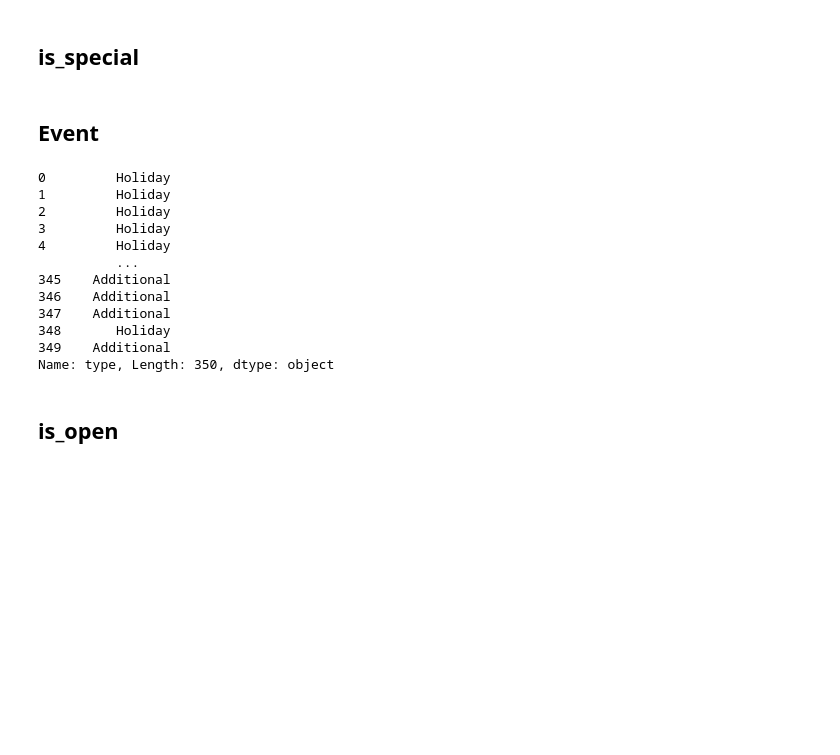
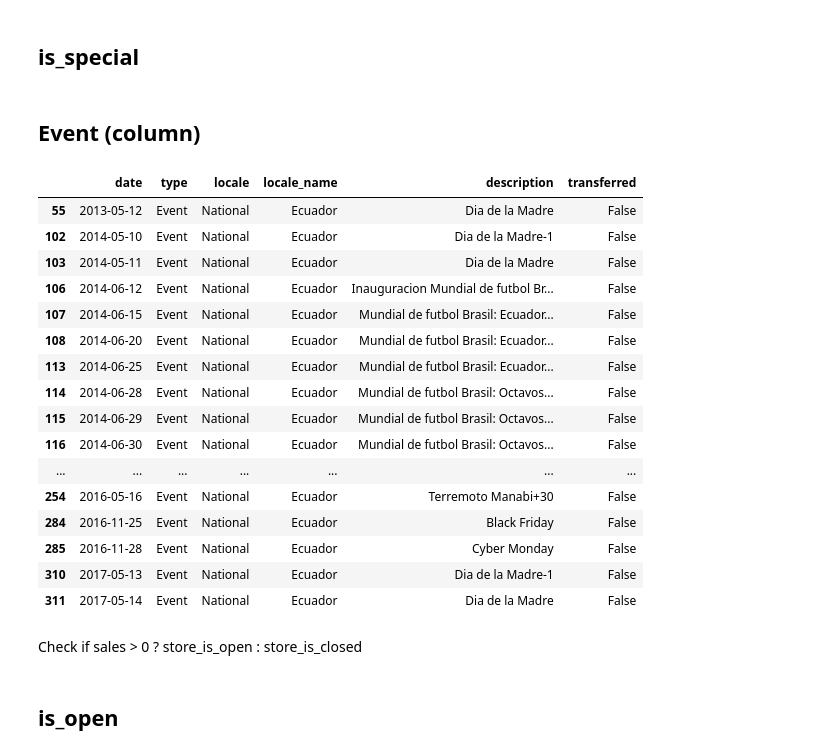
Before and after one commit to didine13/forecasting_for_sales, a Jupyter notebook: notebooks/nhouyvanisvong_data_prep_preproc.ipynb, the cells around one changed output. Drawn from its saved outputs; the diff is of its cells as text; code cells hidden in the pictures; blank space fills up the shorter version.

```diff
--- a/notebooks/nhouyvanisvong_data_prep_preproc.ipynb
+++ b/notebooks/nhouyvanisvong_data_prep_preproc.ipynb
@@ -605,27 +605,34 @@ del train_items_stores
 # all holiday is_special
 # NaN -> False
 # %%
-holiday_data['type']
+holiday_data['is_special'] = True
 # %% [markdown]
-## Event
+## Event (column)
 # %%
 # just assign holiday['type']
 # NaN -> Nothing
 # %%
-holiday_data['type']
+holiday_data[holiday_data['type'] == 'Event']
 # %% [output]
-0         Holiday
-1         Holiday
-2         Holiday
-3         Holiday
-4         Holiday
-          ...
-345    Additional
-346    Additional
-347    Additional
-348       Holiday
-349    Additional
-Name: type, Length: 350, dtype: object
+|  | date | type | locale | locale_name | description | transferred |
+| 55 | 2013-05-12 | Event | National | Ecuador | Dia de la Madre | False |
+| 102 | 2014-05-10 | Event | National | Ecuador | Dia de la Madre-1 | False |
+| 103 | 2014-05-11 | Event | National | Ecuador | Dia de la Madre | False |
+| 106 | 2014-06-12 | Event | National | Ecuador | Inauguracion Mundial de futbol Br... | False |
+| 107 | 2014-06-15 | Event | National | Ecuador | Mundial de futbol Brasil: Ecuador... | False |
+| 108 | 2014-06-20 | Event | National | Ecuador | Mundial de futbol Brasil: Ecuador... | False |
+| 113 | 2014-06-25 | Event | National | Ecuador | Mundial de futbol Brasil: Ecuador... | False |
+| 114 | 2014-06-28 | Event | National | Ecuador | Mundial de futbol Brasil: Octavos... | False |
+| 115 | 2014-06-29 | Event | National | Ecuador | Mundial de futbol Brasil: Octavos... | False |
+| 116 | 2014-06-30 | Event | National | Ecuador | Mundial de futbol Brasil: Octavos... | False |
+| ... | ... | ... | ... | ... | ... | ... |
+| 254 | 2016-05-16 | Event | National | Ecuador | Terremoto Manabi+30 | False |
+| 284 | 2016-11-25 | Event | National | Ecuador | Black Friday | False |
+| 285 | 2016-11-28 | Event | National | Ecuador | Cyber Monday | False |
+| 310 | 2017-05-13 | Event | National | Ecuador | Dia de la Madre-1 | False |
+| 311 | 2017-05-14 | Event | National | Ecuador | Dia de la Madre | False |
+# %% [markdown]
+Check if sales > 0 ? store_is_open : store_is_closed
 # %% [markdown]
 ## is_open
 # %%
```
Also changed, not shown: parts of 14 cells of this notebook.
